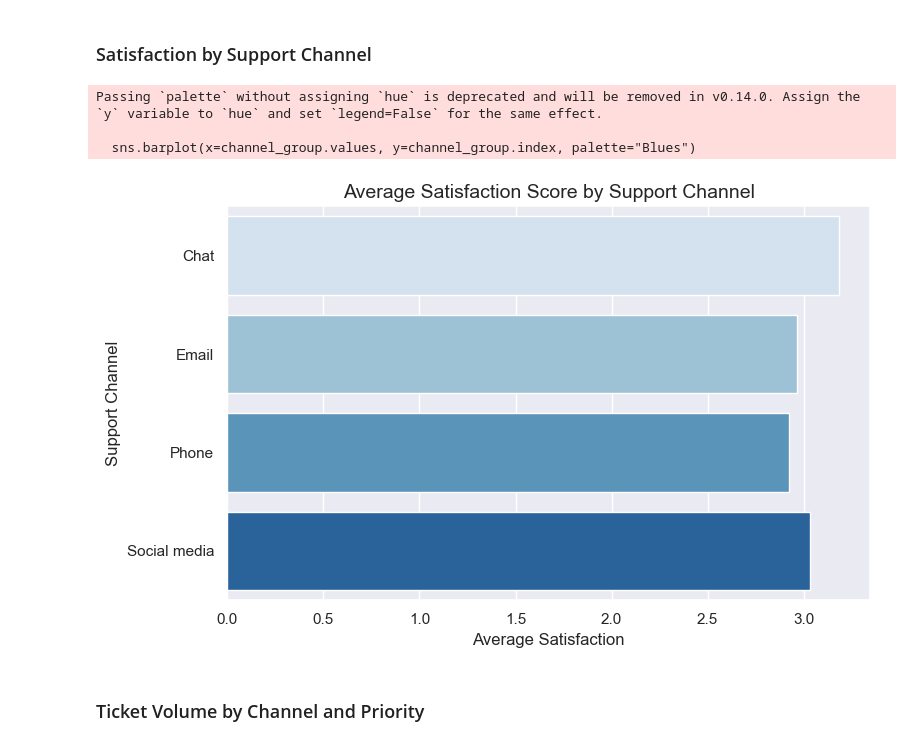
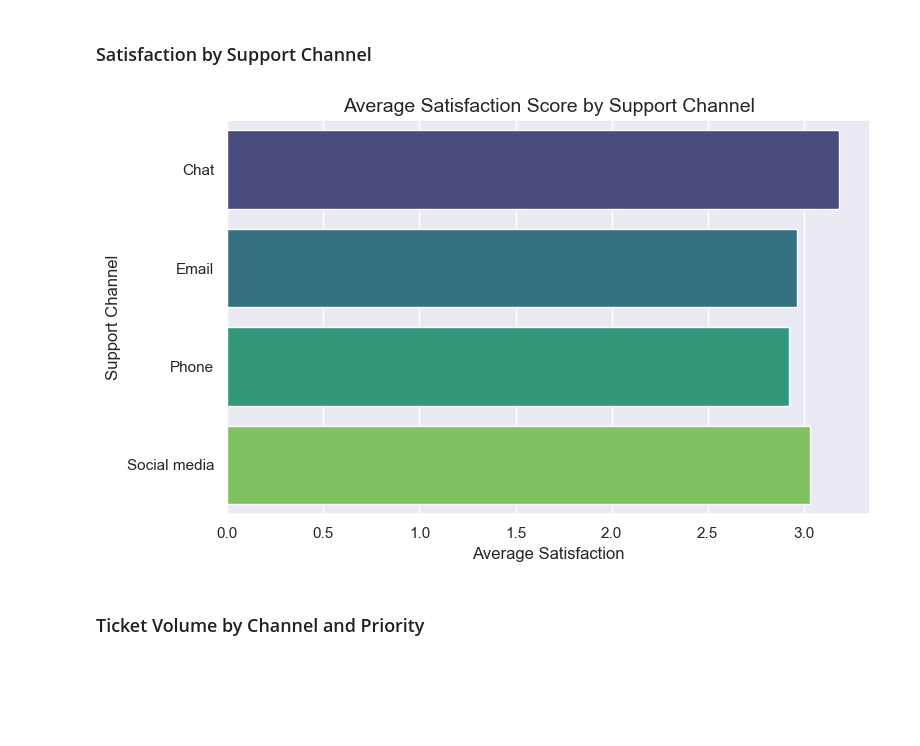
Before and after one commit to CCT-Dublin/capstone-project-feb-2024-pt-denissegarciavivolo, a Jupyter notebook: CA3_CapstoneProject_DenisseGarcia.ipynb, the cells around one changed output. Saved outputs shown, nothing was run; the diff lists cells and outputs as text; code cells hidden in the pictures; blank space fills up the shorter version.

```diff
--- a/CA3_CapstoneProject_DenisseGarcia.ipynb
+++ b/CA3_CapstoneProject_DenisseGarcia.ipynb
@@ -321,19 +309,27 @@ plt.show()
 # %% [markdown]
 ### Satisfaction by Support Channel
-# %%
-# Plot 2: Average Satisfaction Score by Support Channel
-plt.figure(figsize=(8, 5))
-channel_group = prepared_df.groupby('Ticket_Channel')['Customer Satisfaction Rating'].mean().sort_values()
-sns.barplot(x=channel_group.values, y=channel_group.index, palette="Blues")
-plt.title('Average Satisfaction Score by Support Channel', fontsize=14)
-plt.xlabel('Average Satisfaction')
-plt.ylabel('Support Channel')
-plt.tight_layout()
-plt.show()
-# %% [output]
-Passing `palette` without assigning `hue` is deprecated and will be removed in v0.14.0. Assign the `y` variable to `hue` and set `legend=False` for the same effect.
-
-  sns.barplot(x=channel_group.values, y=channel_group.index, palette="Blues")
-[figure, removed]
+# %%
+import matplotlib.pyplot as plt
+import seaborn as sns
+
+# Plot 2: Average Satisfaction Score by Support Channel
+
+# Group data
+channel_group = prepared_df.groupby('Ticket_Channel')['Customer Satisfaction Rating'].mean().sort_values()
+
+# Plot using Viridis palette
+plt.figure(figsize=(8, 5))
+sns.barplot(
+    x=channel_group.values,
+    y=channel_group.index,
+    palette=sns.color_palette("viridis", len(channel_group))
+)
+plt.title('Average Satisfaction Score by Support Channel', fontsize=14)
+plt.xlabel('Average Satisfaction')
+plt.ylabel('Support Channel')
+plt.tight_layout()
+plt.show()
+# %% [output]
+[figure, added]
 # %% [markdown]
 ### Ticket Volume by Channel and Priority
```
Also changed, not shown: parts of 20 cells of this notebook, 1 other file.
